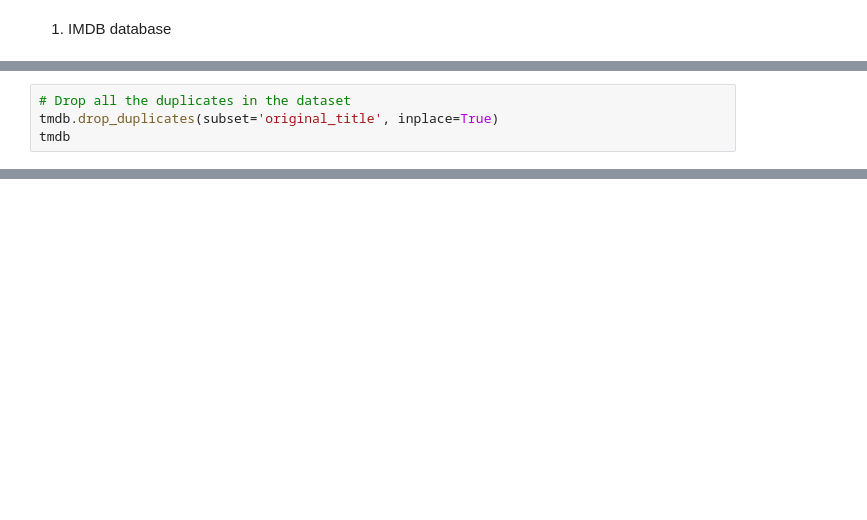
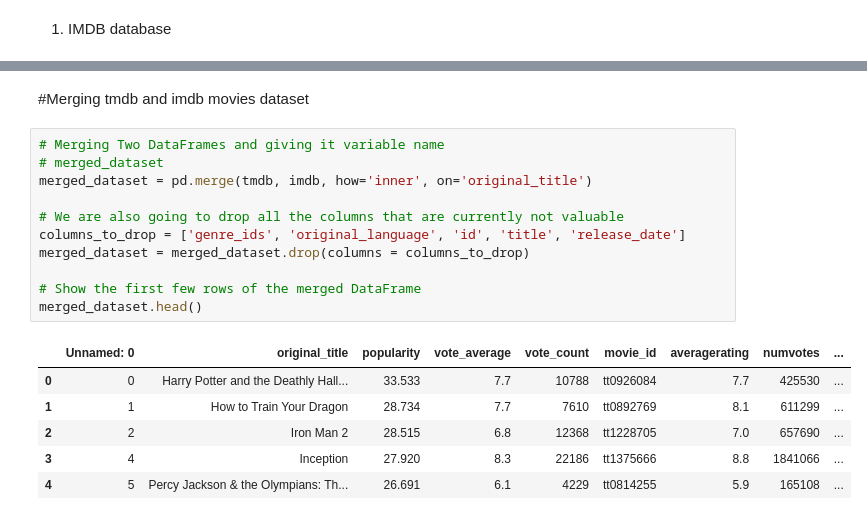
Before and after one commit to Pupity/dsc-phase-1-project, a Jupyter notebook: index.ipynb, the cells around one changed output, grey strips where cells are left out. Drawn from its saved outputs; the diff is of its cells as text; blank space fills up the shorter version.

```diff
--- a/index.ipynb
+++ b/index.ipynb
@@ -309,4 +363,0 @@ the_numbers.head()
-# %%
-# Drop all the duplicates in the dataset
-tmdb.drop_duplicates(subset='original_title', inplace=True)
-tmdb
@@ -326,0 +382,20 @@ tmdb
+# %% [markdown]
+#Merging tmdb and imdb movies dataset
+# %%
+# Merging Two DataFrames and giving it variable name
+# merged_dataset
+merged_dataset = pd.merge(tmdb, imdb, how='inner', on='original_title')
+
+# We are also going to drop all the columns that are currently not valuable
+columns_to_drop = ['genre_ids', 'original_language', 'id', 'title', 'release_date']
+merged_dataset = merged_dataset.drop(columns = columns_to_drop)
+
+# Show the first few rows of the merged DataFrame
+merged_dataset.head()
+# %% [output]
+|  | Unnamed: 0 | original_title | popularity | vote_average | vote_count | movie_id | averagerating | numvotes | ... |
+| 0 | 0 | Harry Potter and the Deathly Hall... | 33.533 | 7.7 | 10788 | tt0926084 | 7.7 | 425530 | ... |
+| 1 | 1 | How to Train Your Dragon | 28.734 | 7.7 | 7610 | tt0892769 | 8.1 | 611299 | ... |
+| 2 | 2 | Iron Man 2 | 28.515 | 6.8 | 12368 | tt1228705 | 7.0 | 657690 | ... |
+| 3 | 4 | Inception | 27.920 | 8.3 | 22186 | tt1375666 | 8.8 | 1841066 | ... |
+| 4 | 5 | Percy Jackson & the Olympians: Th... | 26.691 | 6.1 | 4229 | tt0814255 | 5.9 | 165108 | ... |
```
Also changed, not shown: parts of 31 cells of this notebook.
